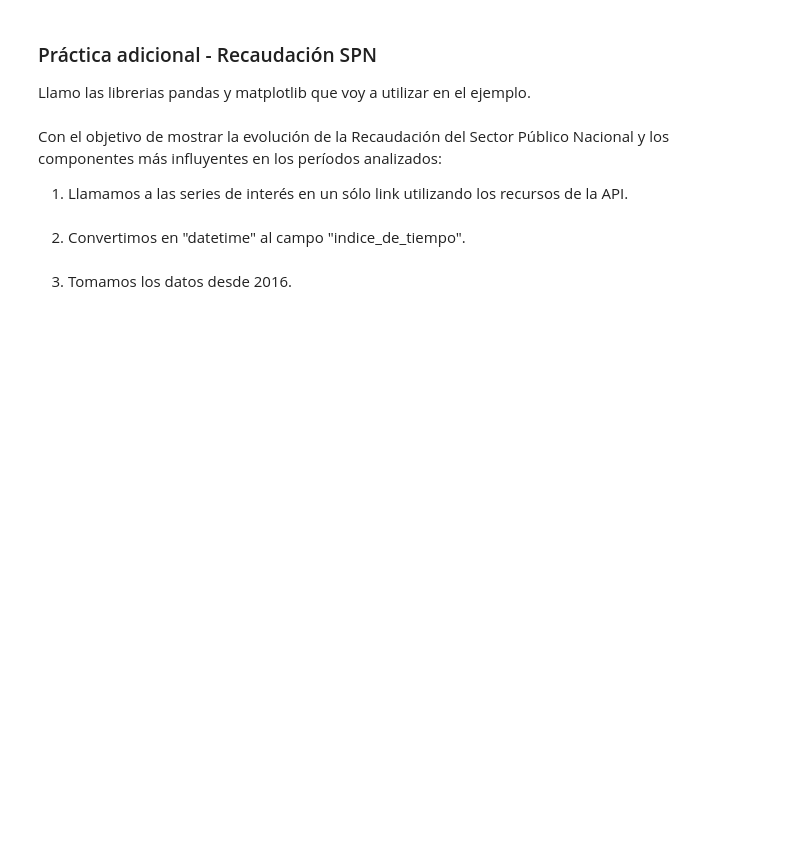
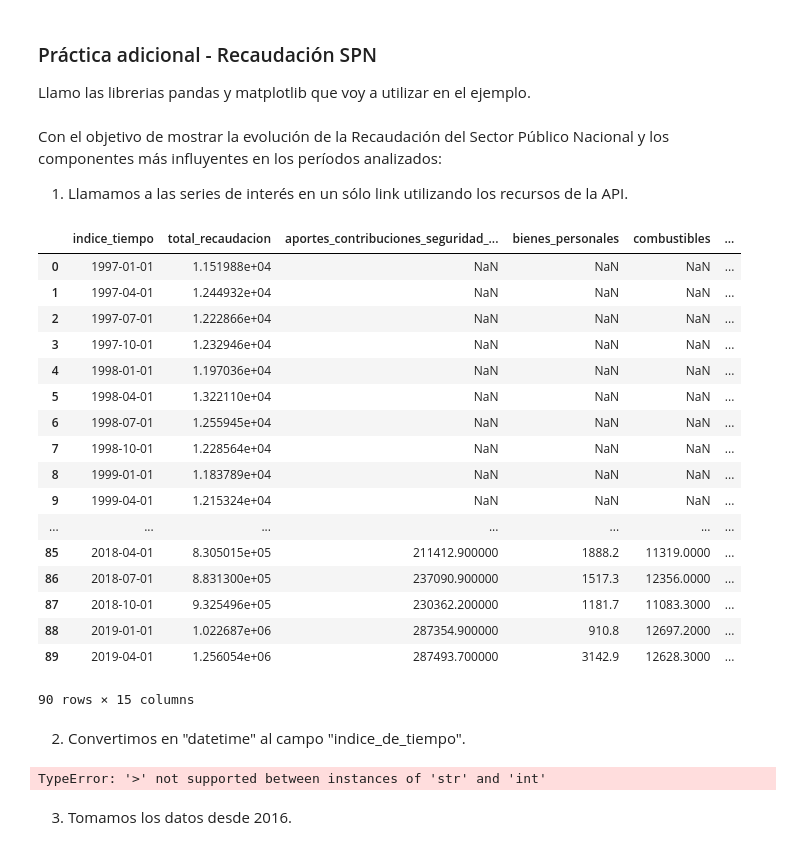
Before and after one commit to datosgobar/analisis-datos-python, a Jupyter notebook: Ejercicios/recaudacion-total-y-por-impuesto.ipynb, the cells around one changed output. Drawn from its saved outputs; the diff is of its cells as text; code cells hidden in the pictures; blank space fills up the shorter version.

```diff
--- a/Ejercicios/recaudacion-total-y-por-impuesto.ipynb
+++ b/Ejercicios/recaudacion-total-y-por-impuesto.ipynb
@@ -13,13 +13,37 @@ Con el objetivo de mostrar la evolución de la Recaudación del Sector Público
 1) Llamamos a las series de interés en un sólo link utilizando los recursos de la API.
 # %%
 #Genero la variable reca_total con la info en csv original de la página datos.gob.ar.
-reca_total= pd.read_csv("https://apis.datos.gob.ar/series/api/series/?ids=172.3_TL_RECAION_M_0_0_17,452.2_APORTES_COIAL_0_T_39_29,452.2_BIENES_PERLES_0_T_17_26,452.2_COMBUSTIBLLES_0_T_12_97,452.2_DEBITOS_CRTOS_0_T_16_22,452.2_DERECHOS_EION_0_T_20_42,452.2_DERECHOS_IION_0_T_20_60,452.2_GANANCIASIAS_0_T_9_51,452.2_IMPUESTOS_NOS_0_T_18_87,452.2_INGRESOS_CTAL_0_T_16_75,452.2_IVA_NETO_RROS_0_T_19_67,452.2_RESTO_RENTDAD_0_T_22_24,452.2_RESTO_TRIBIOS_0_T_17_0,452.2_RESTO_RENTDAD_0_T_22_24&limit=5000&format=csv")
+reca_total= pd.read_csv("https://apis.datos.gob.ar/series/api/series/?ids=172.3_TL_RECAION_M_0_0_17,452.2_APORTES_COIAL_0_T_39_29,452.2_BIENES_PERLES_0_T_17_26,452.2_COMBUSTIBLLES_0_T_12_97,452.2_DEBITOS_CRTOS_0_T_16_22,452.2_DERECHOS_EION_0_T_20_42,452.2_DERECHOS_IION_0_T_20_60,452.2_GANANCIASIAS_0_T_9_51,452.2_IMPUESTOS_NOS_0_T_18_87,452.2_INGRESOS_CTAL_0_T_16_75,452.2_IVA_NETO_RROS_0_T_19_67,452.2_RESTO_RENTDAD_0_T_22_24,452.2_RESTO_TRIBIOS_0_T_17_0,452.2_RESTO_RENTDAD_0_T_22_24&collapse=quarter&collapse_aggregation=sum&limit=5000&format=csv")
+
+reca_total
+# %% [output]
+|  | indice_tiempo | total_recaudacion | aportes_contribuciones_seguridad_... | bienes_personales | combustibles | ... |
+| 0 | 1997-01-01 | 1.151988e+04 | NaN | NaN | NaN | ... |
+| 1 | 1997-04-01 | 1.244932e+04 | NaN | NaN | NaN | ... |
+| 2 | 1997-07-01 | 1.222866e+04 | NaN | NaN | NaN | ... |
+| 3 | 1997-10-01 | 1.232946e+04 | NaN | NaN | NaN | ... |
+| 4 | 1998-01-01 | 1.197036e+04 | NaN | NaN | NaN | ... |
+| 5 | 1998-04-01 | 1.322110e+04 | NaN | NaN | NaN | ... |
+| 6 | 1998-07-01 | 1.255945e+04 | NaN | NaN | NaN | ... |
+| 7 | 1998-10-01 | 1.228564e+04 | NaN | NaN | NaN | ... |
+| 8 | 1999-01-01 | 1.183789e+04 | NaN | NaN | NaN | ... |
+| 9 | 1999-04-01 | 1.215324e+04 | NaN | NaN | NaN | ... |
+| ... | ... | ... | ... | ... | ... | ... |
+| 85 | 2018-04-01 | 8.305015e+05 | 211412.900000 | 1888.2 | 11319.0000 | ... |
+| 86 | 2018-07-01 | 8.831300e+05 | 237090.900000 | 1517.3 | 12356.0000 | ... |
+| 87 | 2018-10-01 | 9.325496e+05 | 230362.200000 | 1181.7 | 11083.3000 | ... |
+| 88 | 2019-01-01 | 1.022687e+06 | 287354.900000 | 910.8 | 12697.2000 | ... |
+| 89 | 2019-04-01 | 1.256054e+06 | 287493.700000 | 3142.9 | 12628.3000 | ... |
+90 rows × 15 columns
 # %% [markdown]
 2) Convertimos en "datetime" al campo "indice_de_tiempo".
 # %%
 #Transformo en fecha el campo índice_tiempo
 reca_total["indice_tiempo"] = pd.to_datetime(reca_total["indice_tiempo"])
 #Tranformo el campo índice_tiempo en el índice del dataframe
+reca_total["indice_tiempo">20160101]
+# %% [output]
+TypeError: '>' not supported between instances of 'str' and 'int'
 # %% [markdown]
 3) Tomamos los datos desde 2016.
 # %%
```
